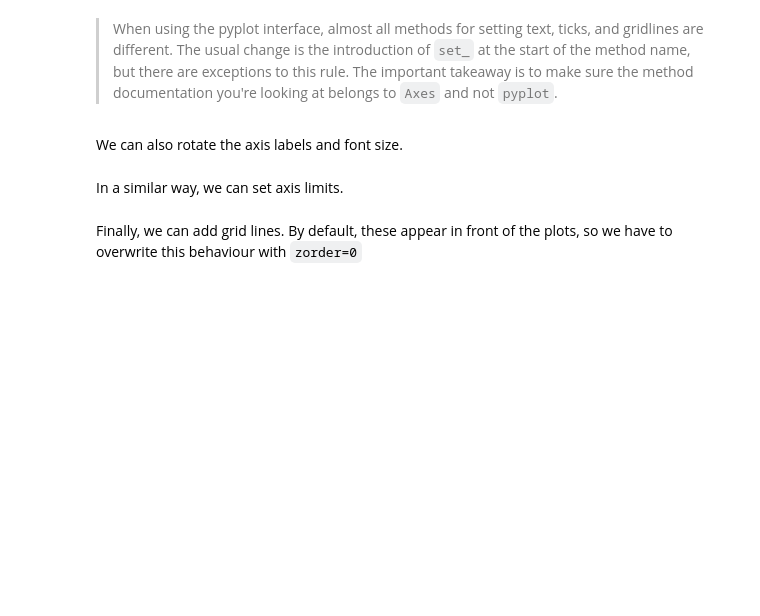
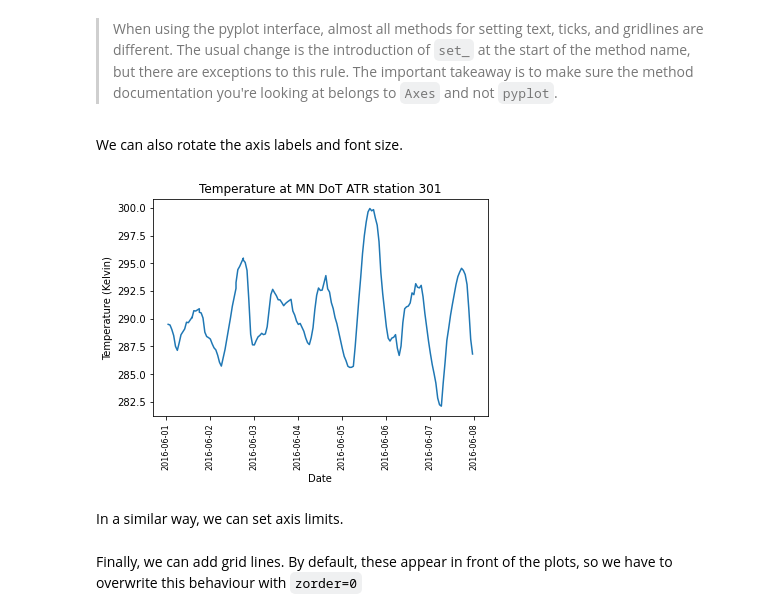
Before and after one commit to mat10599/python_for_data_science, a Jupyter notebook: session2/session-two-teaching-questions.ipynb, the cells around one changed output. Cells and saved outputs as stored; diff of their text form; code cells hidden in the pictures; blank space fills up the shorter version.

```diff
--- a/session2/session-two-teaching-questions.ipynb
+++ b/session2/session-two-teaching-questions.ipynb
@@ -253,12 +257,14 @@ We can also rotate the axis labels and font size.
 # %%
 # Rotate the x-axis labels by 90 degrees and shrink to size 8
 fig, ax = plt.subplots()
 ax.plot(metro_one_week.date_time, metro_one_week.temp)
 ax.set_xlabel('Date')
-# ...
+ax.xaxis.set_tick_params(rotation = 90, labelsize = 8)
 ax.set_ylabel('Temperature (Kelvin)')
 ax.set_title('Temperature at MN DoT ATR station 301')
 plt.show()
+# %% [output]
+[figure, added]
 # %% [markdown]
 In a similar way, we can set axis limits.
 # %%
```
Also changed, not shown: parts of 13 cells of this notebook, 2 other files.
